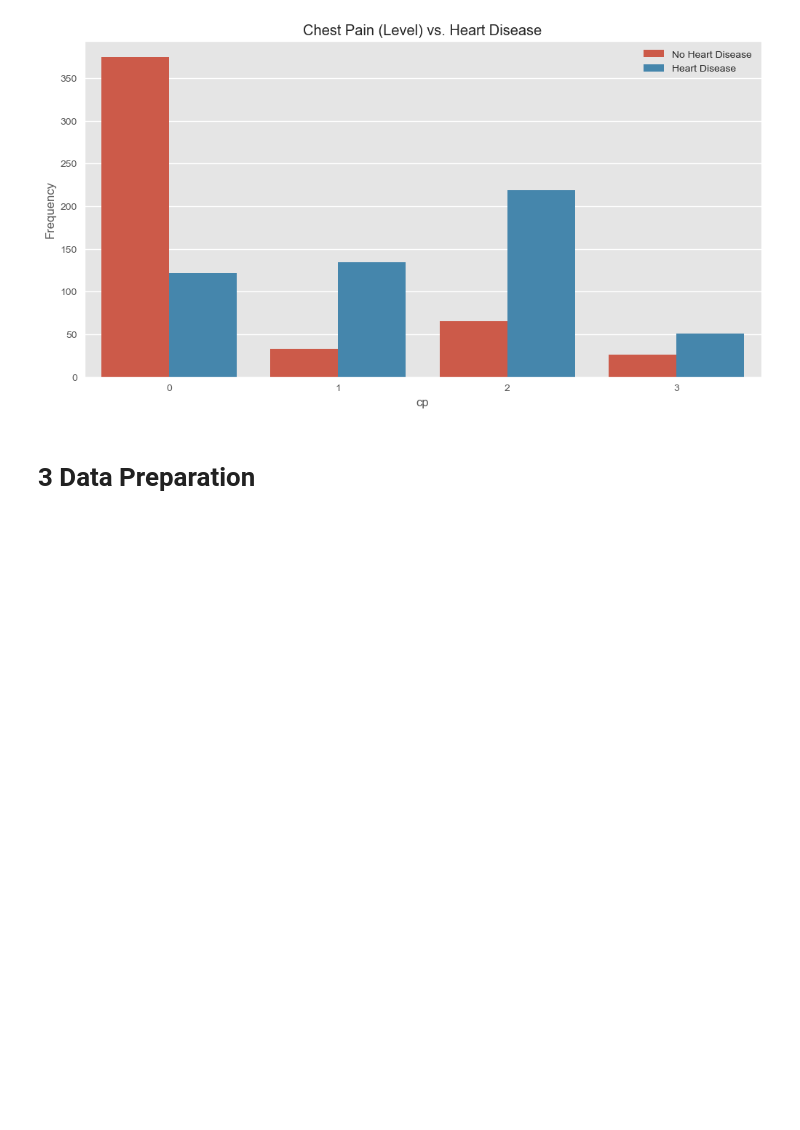
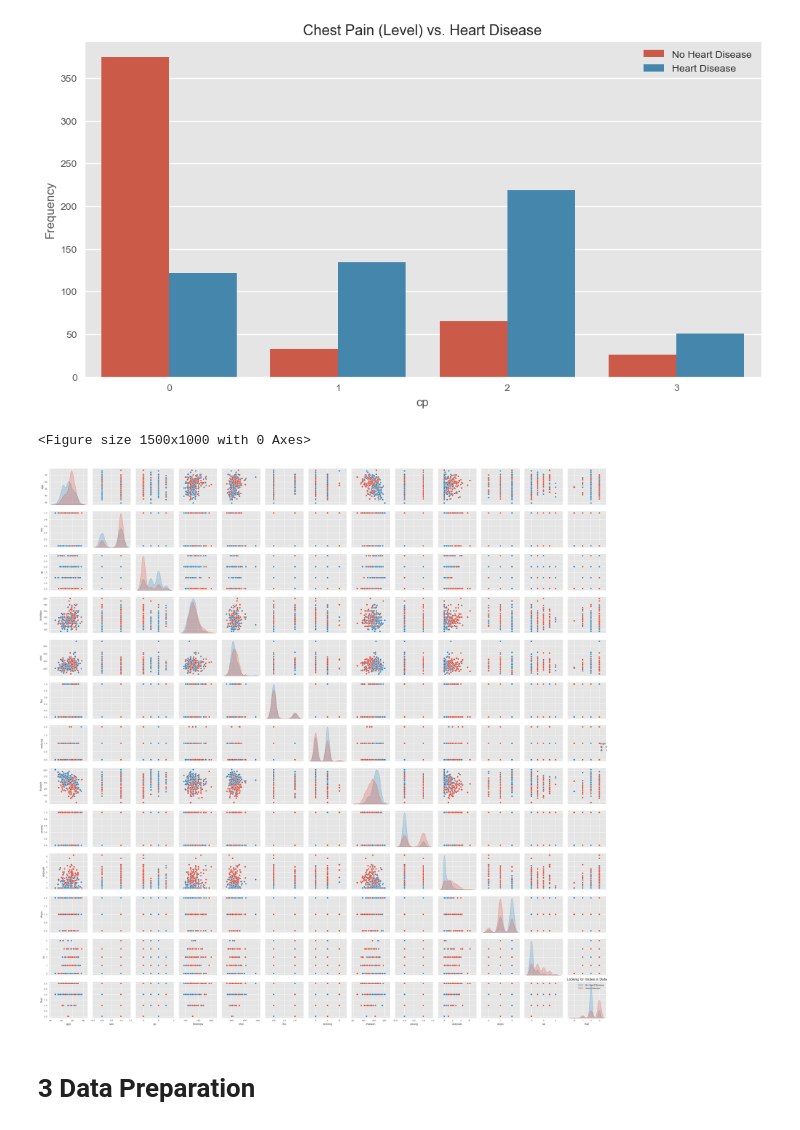
Before and after one commit to Sandokhan/IACEC, a Jupyter notebook: project.ipynb, the cells around one changed output. Drawn from its saved outputs; the diff is of its cells as text; code cells hidden in the pictures; blank space fills up the shorter version.

```diff
--- a/project.ipynb
+++ b/project.ipynb
@@ -257,6 +274,16 @@ ax1.set_ylabel('Frequency')
 plt.legend(labels = ['No Heart Disease', 'Heart Disease']);
 # %% [output]
 [figure]
+# %%
+plt.figure(figsize=(15,10))
+sns.pairplot(heart,hue="target")
+plt.title("Looking for Insites in Data")
+plt.legend(labels = ['No Heart Disease', 'Heart Disease'])
+plt.tight_layout()
+plt.show()
+# %% [output]
+<Figure size 1500x1000 with 0 Axes>
+[figure, added]
 # %% [markdown]
 # 3 Data Preparation
 # %%
```
Also changed, not shown: parts of 20 cells of this notebook.
